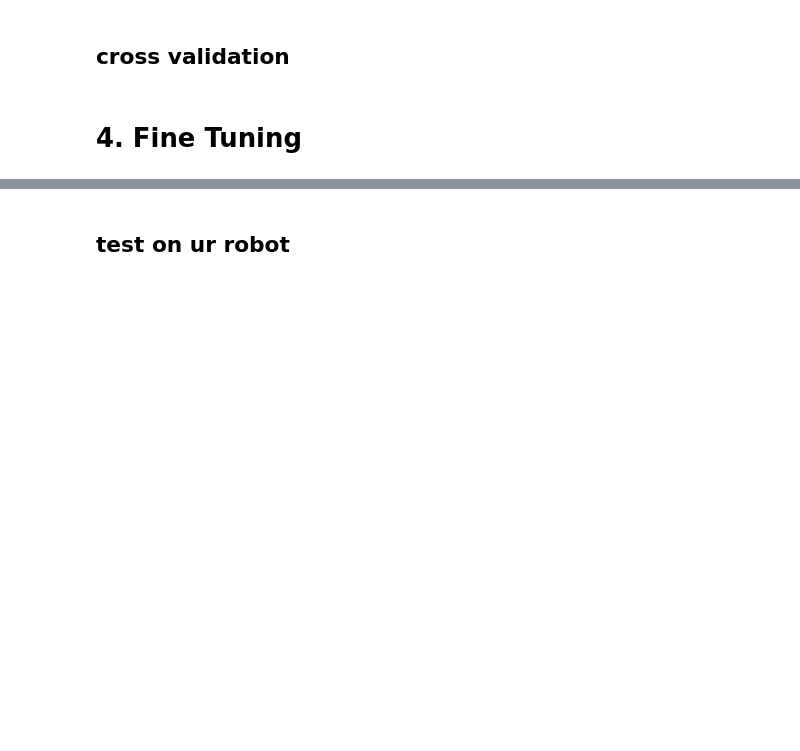
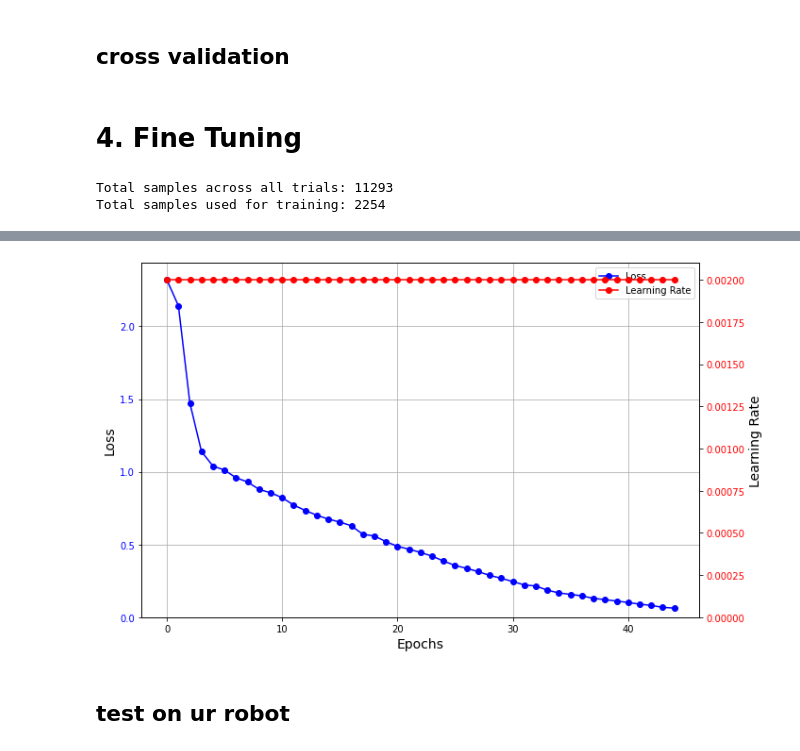
Before and after one commit to rezayati/contactInterpretation, a Jupyter notebook: AIModels/training_pipeline.ipynb, the cells around one changed output, grey strips where cells are left out. Cells and saved outputs as stored; diff of their text form; code cells hidden in the pictures; blank space fills up the shorter version.

```diff
--- a/AIModels/training_pipeline.ipynb
+++ b/AIModels/training_pipeline.ipynb
@@ -736,6 +735,9 @@ def majority_voting_last_n(model_out, n):
 
 
 data_path = os.getcwd().replace('AIModels','') +'/dataset/franka_mindlab/labeled_data/'
+#data_path = os.getcwd().replace('AIModels','') +'/dataset/ur5/labeled_data/'
+#data_path = os.getcwd().replace('AIModels','') +'/dataset/franka_main/labeled_data/'
+
 #dict_label = dict_label = {'link7': 6, 'link6':5, 'link5':4, 'link4':3, 'link3':2, 'link2':1, 'link1':0}
 dict_label = dict_label = {'link7': 7, 'link6':6, 'link5':5, 'link4':4, 'link3':3, 'link2':2, 'link1':1, 'no_contact': 0}
 dof = 7
@@ -750,13 +752,12 @@ master_dataset = []
 
 n = 14 # Window size
 
-model = models[1].eval()
+model = models_da[1].eval()
 
 # Iterate through the dataset
 for trial_dataset_path, label in train_datasetloader:
 
-    if 't2.csv' in trial_dataset_path[0] and 'link4' in trial_dataset_path[0]:
-
+    #if '9' in trial_dataset_path[0]:#and 'link4' in trial_dataset_path[0]:
 
         # Load the dataset for the trial
         data = LoadSeqDataset(file_path=trial_dataset_path[0], label=label[0], selected_features=selected_features[0:dof], seq_num=seq_num, gap=1)
@@ -787,6 +788,7 @@ for trial_dataset_path, label in train_datasetloader:
 
         # Plotting using Plotly (iplot)
         df.iplot(x = ['time'],y = ['probability','model_out','majority_voting', 'label'],colors=['lightpink', 'lightblue', 'darkblue','red'], title='Link' + str(labels.max().item()))
+        break
 # %% [output]
 [interactive output not drawn]
 # %% [markdown]
@@ -980,17 +982,15 @@ for ii in range(len(models)):
 # %%
 from torch.utils.data import Subset, ConcatDataset
 
-data_path = os.getcwd().replace('AIModels','') +'/dataset/ur5/labeled_data/'
-dict_label = dict_label = {'link6':5, 'link5':4, 'link4':3, 'link3':2, 'link2':1, 'link1':0}
+data_path = os.getcwd().replace('AIModels','') +'/dataset/franka_mindlab/labeled_data/'
+dict_label  = {'link7': 7, 'link6':6, 'link5':5, 'link4':4, 'link3':3, 'link2':2, 'link1':1, 'no_contact': 0}
 
-robot_dof = 6
-seq_num = 64
-gap = 5
+
+robot_dof = 7
+'''seq_num = 64
+gap = 5'''
 selected_features = [f'e{i}' for i in range(robot_dof)]#+[ f'de{i}' for i in range(robot_dof)]
 
-
-batch_size = 4096
-num_classes = 7
 
 # Load data and create training and testing sets
 
@@ -1012,7 +1012,7 @@ for trial_dataset_path, label in test_datasetloader:
     total_samples_counter += total_samples
 
     # Calculate number of samples for the subset (5% of the data)
-    num_samples = int(0.1 * total_samples)
+    num_samples = int(0.2 * total_samples)
     train_samples_counter += num_samples
 
     # Randomly sample indices
@@ -1029,18 +1029,22 @@ master_dataset_ur5 = ConcatDataset(master_dataset)
 train_dataloader = DataLoader(master_dataset_ur5, batch_size=batch_size, shuffle=True)
 
 print(f"Total samples across all trials: {total_samples_counter}")
-print(f"Total samples used for training (5% of data): {train_samples_counter}")
+print(f"Total samples used for training: {train_samples_counter}")
+# %% [output]
+Total samples across all trials: 11293
+Total samples used for training: 2254
 # %%
 import copy
+train_dataloader = DataLoader(master_dataset_ur5, batch_size=batch_size, shuffle=True)
 
 models_da = copy.deepcopy(models)
 
-n_epochs = [25, 40]
+n_epochs = [25, 45]
 lrs = [0.01, 0.002]
 
 lr_threshold = 0.0005
 
-for ii in range(len(models_da)):
+for ii in [1]:#range(len(models_da)):
     model = models_da[ii]
     #model.lstm.flatten_parameters()
 
@@ -1084,3 +1088,4 @@ for ii in range(len(models_da)):
         lr_seq.append(current_lr)
 
     plot_loss(loss_seq, lr_seq)
+# %% [output]
@@ -1087,3 +1109,4 @@ for ii in range(len(models_da)):
+[figure, added]
 # %% [markdown]
 ## test on ur robot
 # %%
```
Also changed, not shown: parts of 6 cells of this notebook, 1 other file.
